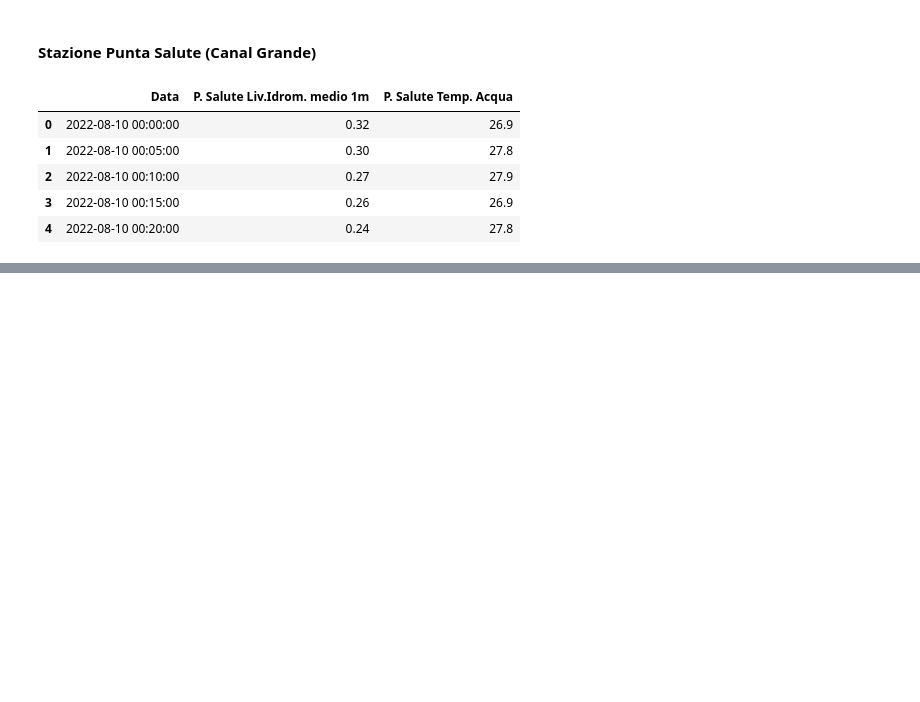
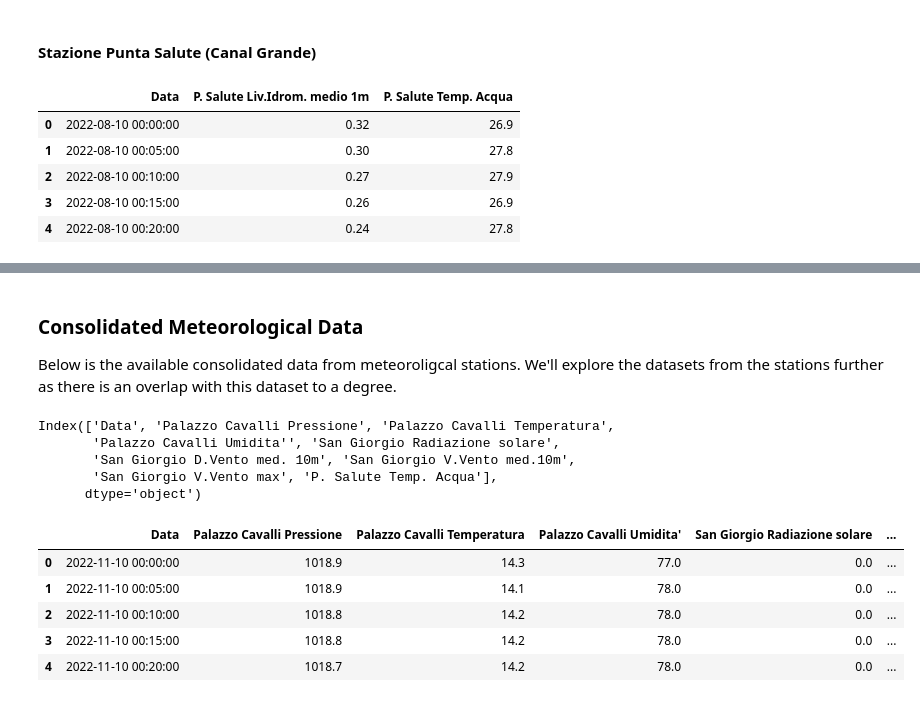
Before and after one commit to cyrilmichino/venice-meteo-analysis, a Jupyter notebook: notebook.ipynb, the cells around one changed output, grey strips where cells are left out. Saved outputs shown, nothing was run; the diff lists cells and outputs as text; code cells hidden in the pictures; blank space fills up the shorter version.

```diff
--- a/notebook.ipynb
+++ b/notebook.ipynb
@@ -292,3 +379,22 @@ sangiorgio_station.head()
 | 2 | 2022-11-10 00:10:00 | 22.0 | 4.5 | 5.2 | 14.0 | ... |
 | 3 | 2022-11-10 00:15:00 | 25.0 | 4.3 | 5.4 | 14.0 | ... |
 | 4 | 2022-11-10 00:20:00 | 23.0 | 4.6 | 5.2 | 13.9 | ... |
+# %% [markdown]
+### Consolidated Meteorological Data
+Below is the available consolidated data from meteoroligcal stations. We'll explore the datasets from the stations further as there is an overlap with this dataset to a degree.
+# %%
+meteo_data = pd.read_csv('Dati_Meteo.csv', delimiter=";")
+print(meteo_data.columns)
+meteo_data.head()
+# %% [output]
+Index(['Data', 'Palazzo Cavalli Pressione', 'Palazzo Cavalli Temperatura',
+       'Palazzo Cavalli Umidita'', 'San Giorgio Radiazione solare',
+       'San Giorgio D.Vento med. 10m', 'San Giorgio V.Vento med.10m',
+       'San Giorgio V.Vento max', 'P. Salute Temp. Acqua'],
+      dtype='object')
+|  | Data | Palazzo Cavalli Pressione | Palazzo Cavalli Temperatura | Palazzo Cavalli Umidita' | San Giorgio Radiazione solare | ... |
+| 0 | 2022-11-10 00:00:00 | 1018.9 | 14.3 | 77.0 | 0.0 | ... |
+| 1 | 2022-11-10 00:05:00 | 1018.9 | 14.1 | 78.0 | 0.0 | ... |
+| 2 | 2022-11-10 00:10:00 | 1018.8 | 14.2 | 78.0 | 0.0 | ... |
+| 3 | 2022-11-10 00:15:00 | 1018.8 | 14.2 | 78.0 | 0.0 | ... |
+| 4 | 2022-11-10 00:20:00 | 1018.7 | 14.2 | 78.0 | 0.0 | ... |
```
Also changed, not shown: parts of 24 cells of this notebook.
